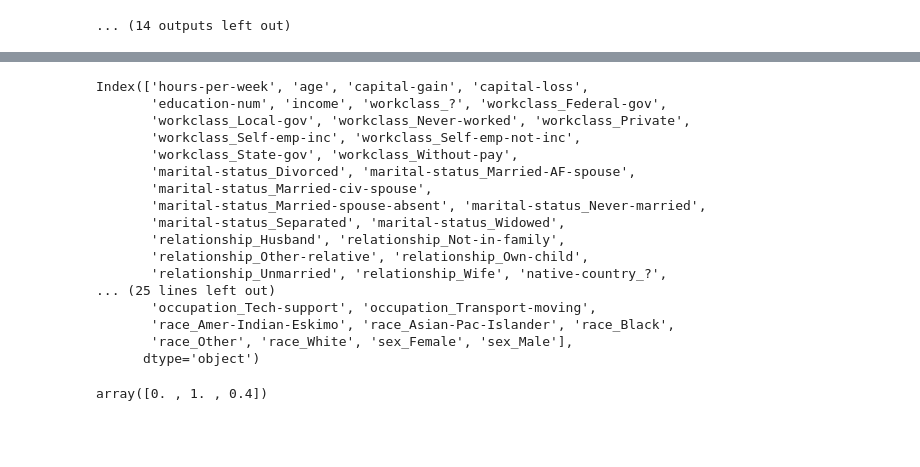
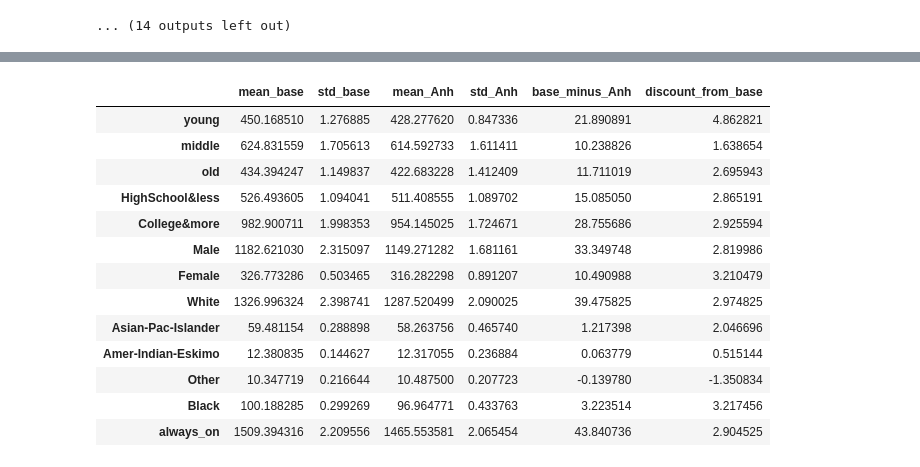
Before and after one commit to krishnacharya/multidecomp, a Jupyter notebook: iclr_res/groupwise_adult.ipynb, the cells around one changed output, grey strips where cells are left out. Saved outputs shown, nothing was run; the diff lists cells and outputs as text; code cells hidden in the pictures; blank space fills up the shorter version.

```diff
--- a/iclr_res/groupwise_adult.ipynb
+++ b/iclr_res/groupwise_adult.ipynb
@@ -109,5 +103,7 @@ import pickle
 # with open('adult_gw_ob.pkl', 'wb') as handle:
 #     pickle.dump(ds_obj, handle, protocol=pickle.HIGHEST_PROTOCOL)
 # %%
-with open('adult_gw_ob.pkl', 'rb') as handle:
-    ds_obj = pickle.load(handle)
+# with open('adult_gw_ob.pkl', 'rb') as handle:
+#     ds_obj = pickle.load(handle)
+
+adult_gw = load_ob('adult_gw_ob.pkl')
@@ -166,20 +130,0 @@ df_adult_mm_oh
-# %%
-df_adult_mm_oh.columns
-# %% [output]
-Index(['hours-per-week', 'age', 'capital-gain', 'capital-loss',
-       'education-num', 'income', 'workclass_?', 'workclass_Federal-gov',
-       'workclass_Local-gov', 'workclass_Never-worked', 'workclass_Private',
-       'workclass_Self-emp-inc', 'workclass_Self-emp-not-inc',
-       'workclass_State-gov', 'workclass_Without-pay',
-       'marital-status_Divorced', 'marital-status_Married-AF-spouse',
-       'marital-status_Married-civ-spouse',
-       'marital-status_Married-spouse-absent', 'marital-status_Never-married',
-       'marital-status_Separated', 'marital-status_Widowed',
-       'relationship_Husband', 'relationship_Not-in-family',
-       'relationship_Other-relative', 'relationship_Own-child',
-       'relationship_Unmarried', 'relationship_Wife', 'native-country_?',
-... (25 lines left out)
-       'occupation_Tech-support', 'occupation_Transport-moving',
-       'race_Amer-Indian-Eskimo', 'race_Asian-Pac-Islander', 'race_Black',
-       'race_Other', 'race_White', 'sex_Female', 'sex_Male'],
-      dtype='object')
@@ -193,5 +131,23 @@ lr = LinearRegression()
-# %%
-a = np.array([-1,2,0.4])
-np.clip(a, 0,1)
-# %% [output]
-array([0. , 1. , 0.4])
+# %%
+def performance_diff(ds_obj):
+    df_res = pd.concat([ds_obj.df_base_meansd, ds_obj.df_Anh_meansd], axis=1)
+    df_res['base_minus_Anh'] = df_res['mean_base'] - df_res['mean_Anh']
+    df_res['discount_from_base'] = (df_res['base_minus_Anh'] / df_res['mean_base'])*100
+    return df_res
+# %%
+performance_diff(ds_obj)
+# %% [output]
+|  | mean_base | std_base | mean_Anh | std_Anh | base_minus_Anh | discount_from_base |
+| young | 450.168510 | 1.276885 | 428.277620 | 0.847336 | 21.890891 | 4.862821 |
+| middle | 624.831559 | 1.705613 | 614.592733 | 1.611411 | 10.238826 | 1.638654 |
+| old | 434.394247 | 1.149837 | 422.683228 | 1.412409 | 11.711019 | 2.695943 |
+| HighSchool&less | 526.493605 | 1.094041 | 511.408555 | 1.089702 | 15.085050 | 2.865191 |
+| College&more | 982.900711 | 1.998353 | 954.145025 | 1.724671 | 28.755686 | 2.925594 |
+| Male | 1182.621030 | 2.315097 | 1149.271282 | 1.681161 | 33.349748 | 2.819986 |
+| Female | 326.773286 | 0.503465 | 316.282298 | 0.891207 | 10.490988 | 3.210479 |
+| White | 1326.996324 | 2.398741 | 1287.520499 | 2.090025 | 39.475825 | 2.974825 |
+| Asian-Pac-Islander | 59.481154 | 0.288898 | 58.263756 | 0.465740 | 1.217398 | 2.046696 |
+| Amer-Indian-Eskimo | 12.380835 | 0.144627 | 12.317055 | 0.236884 | 0.063779 | 0.515144 |
+| Other | 10.347719 | 0.216644 | 10.487500 | 0.207723 | -0.139780 | -1.350834 |
+| Black | 100.188285 | 0.299269 | 96.964771 | 0.433763 | 3.223514 | 3.217456 |
+| always_on | 1509.394316 | 2.209556 | 1465.553581 | 2.065454 | 43.840736 | 2.904525 |
```
Also changed, not shown: parts of 11 cells of this notebook, 4 other files.
